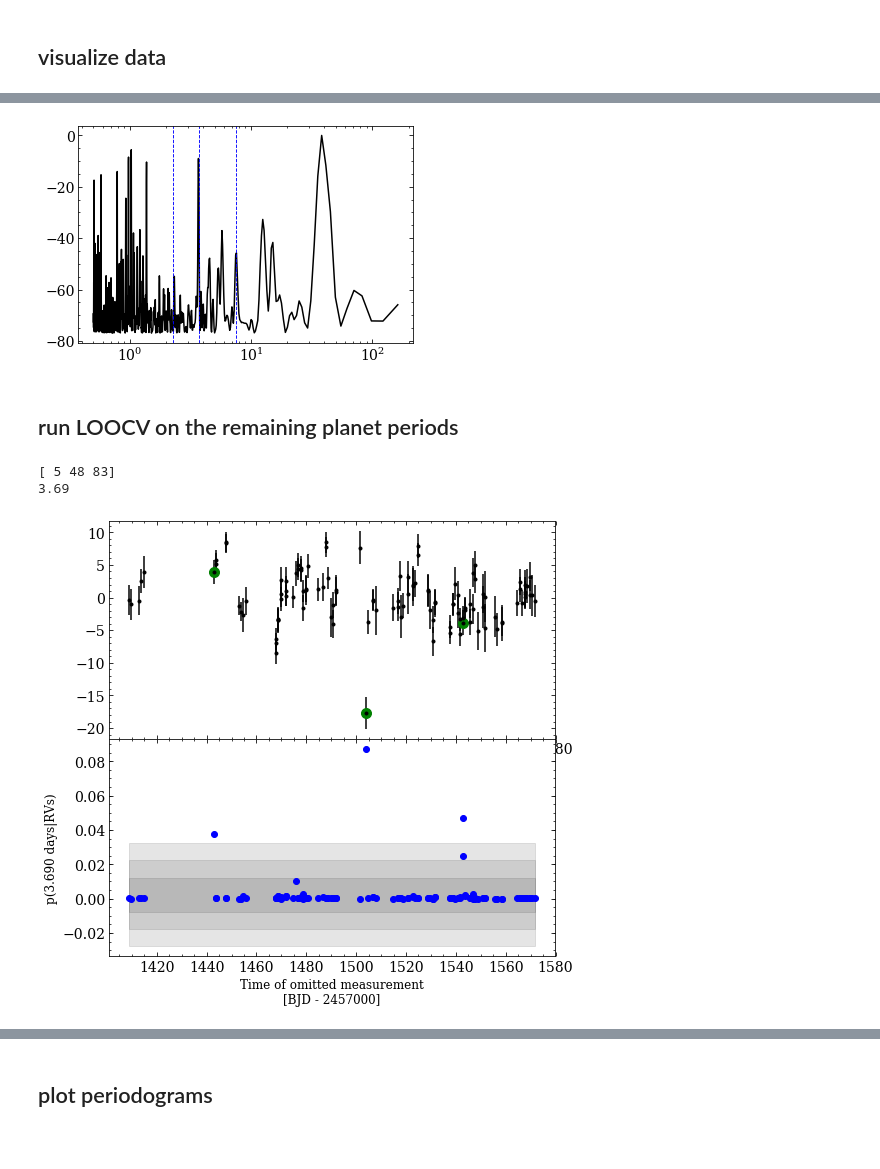
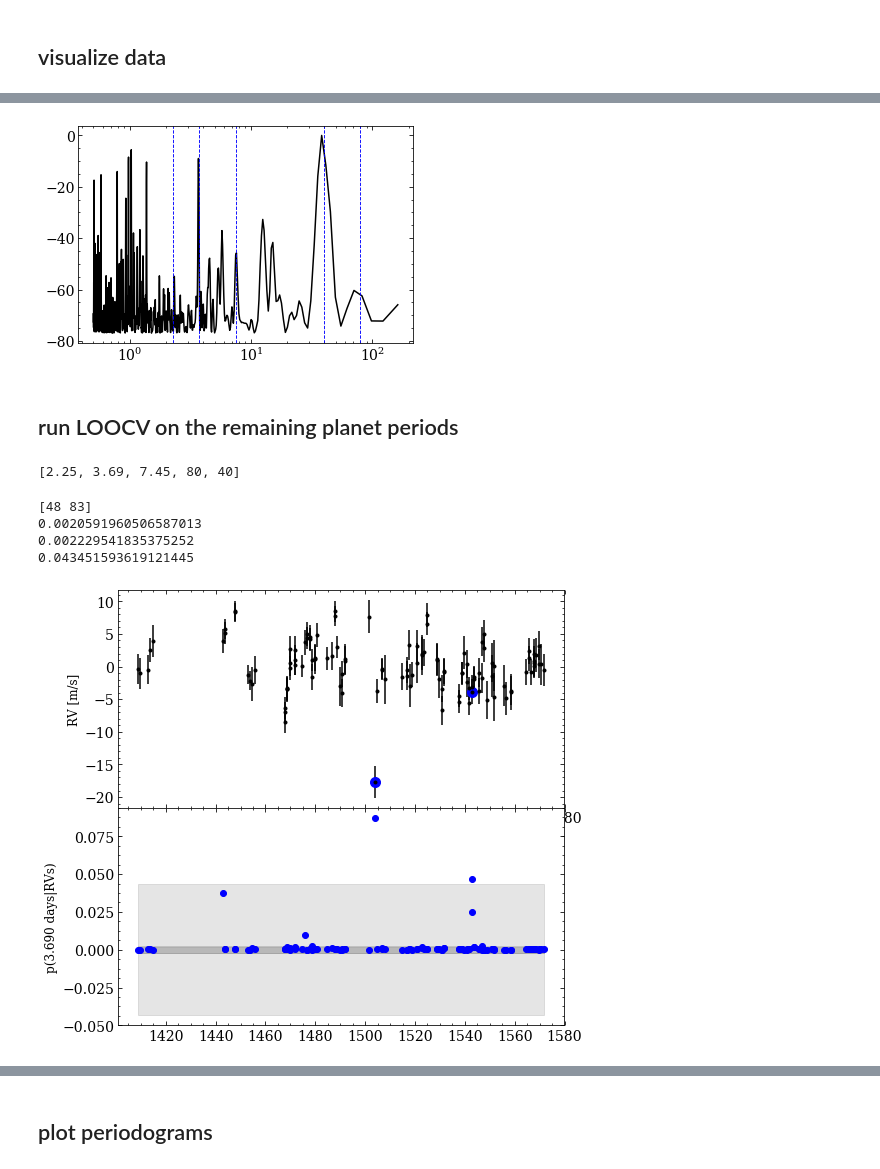
Before and after one commit to r-cloutier/toi175, a Jupyter notebook: toi175_loocv.ipynb, the cells around one changed output, grey strips where cells are left out. Saved outputs shown, nothing was run; the diff lists cells and outputs as text; code cells hidden in the pictures; blank space fills up the shorter version.

Commit message:
working out some plots

```diff
--- a/toi175_loocv.ipynb
+++ b/toi175_loocv.ipynb
@@ -33,10 +35,11 @@ plt.errorbar(bjd-t0, rv, erv, fmt='k.')
 per,pwr = bgls(bjd, rv, erv, plow=.5, phigh=bjd.max()-bjd.min(), n_steps=1e3)
 plt.plot(per, np.log(pwr), 'k-')
 plt.xscale('log')
+Ps = [2.25,3.69,7.45,80,40]
 for p in Ps:
     plt.axvline(p, ls='--', lw=.9, color='b')
 # %% [output]
-[figure, old version]
+[figure, new version]
 # %% [markdown]
 ## run LOOCV on the remaining planet periods
 # %%
@@ -62,29 +65,48 @@ def run_loocv(P, bjd, rv, erv, mu, kepmodel):
     return prob_P
 # %%
 # run loocv
-Ps = [2.25,3.69,7.45]
-P = Ps[1]
-prob_P = run_loocv(P, bjd, rv, erv, np.zeros(bjd.size), np.zeros(bjd.size))
+print Ps
+prob_P1 = run_loocv(Ps[1], bjd, rv, erv, np.zeros(bjd.size), np.zeros(bjd.size))
+#prob_P2 = run_loocv(Ps[2], bjd, rv, erv, np.zeros(bjd.size), np.zeros(bjd.size))
+# %% [output]
+[2.25, 3.69, 7.45, 80, 40]
 # %%
 # plot loocv results
 t0 = 2457000#bjd.min()
+cols = ['b','r','g']
+
 plt.figure(figsize=(8,8))
 plt.subplot(211)
 plt.errorbar(bjd-t0, rv, erv, fmt='k.')
-b = (abs(prob_P-prob_P.mean()) > 3*prob_P.std())
-print np.where(b)[0]
-plt.plot(bjd[b]-t0, (rv)[b], 'go', ms=10)
+b1 = (abs(prob_P1-prob_P1.mean()) > np.percentile(abs(prob_P1-prob_P1.mean()), 99))
+#b2 = (abs(prob_P2-prob_P2.mean()) > np.percentile(abs(prob_P2-prob_P2.mean()), 99))
+print np.where(b1)[0]#, np.where(b2)[0], '\n'
+plt.plot(bjd[b1]-t0, rv[b1], 'o', c=cols[0], ms=10)
+#plt.plot(bjd[b2]-t0, rv[b2], 'o', c=cols[1], ms=10)
+plt.ylabel('RV [m/s]', fontsize=12)
 
 plt.subplot(212)
-plt.plot(bjd-t0, prob_P, 'o')
-for i in range(1,4):
-    plt.fill_between(bjd-t0, prob_P.mean()-i*prob_P.std(), prob_P.mean()+i*prob_P.std(), alpha=.1, color='k')
-plt.xlabel('Time of omitted measurement\n[BJD - %i]'%t0, fontsize=12)
-plt.ylabel('p(%.3f days|RVs)'%P, fontsize=12)
-print P
+plt.plot(bjd-t0, prob_P1, 'o', color=cols[0])
+for i in [68,95,99]:
+    v = np.percentile(abs(prob_P1-prob_P1.mean()), i)
+    print v
+    plt.fill_between(bjd-t0, v, -v, alpha=.1, color='k')
+plt.ylabel('p(%.3f days|RVs)'%Ps[1], fontsize=12)
+
+#plt.subplot(313)
+#plt.plot(bjd-t0, prob_P2, '.', color=cols[1])
+#for i in [68,95,99]:
+#    v = np.percentile(abs(prob_P2-prob_P2.mean()), i)
+#    print v
+#    plt.fill_between(bjd-t0, v, -v, alpha=.1, color='k')
+#plt.xlabel('Time of omitted measurement\n[BJD - %i]'%t0, fontsize=12)
+#plt.ylabel('p(%.3f days|RVs)'%Ps[2], fontsize=12)
 
 plt.subplots_adjust(hspace=0)
+plt.savefig('/Users/ryancloutier/Research/TOI_175/plots/loocv_3d69.png')
 # %% [output]
-[ 5 48 83]
-3.69
+[48 83]
+0.0020591960506587013
+0.002229541835375252
+0.043451593619121445
-[figure, old version]
+[figure, new version]
```
Also changed, not shown: parts of 4 cells of this notebook, 7 other files.
